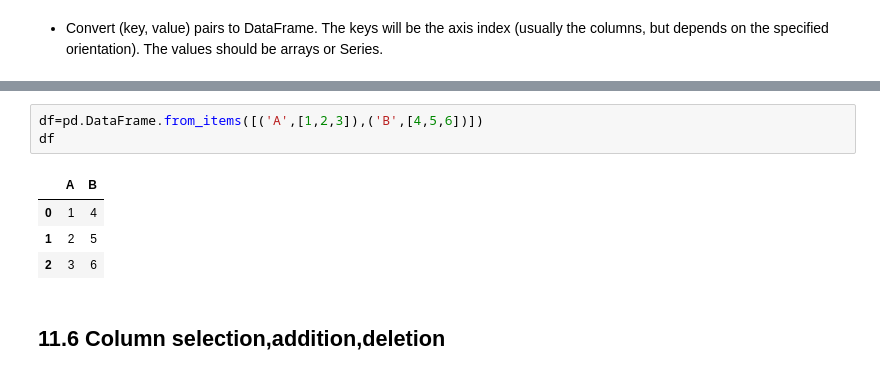
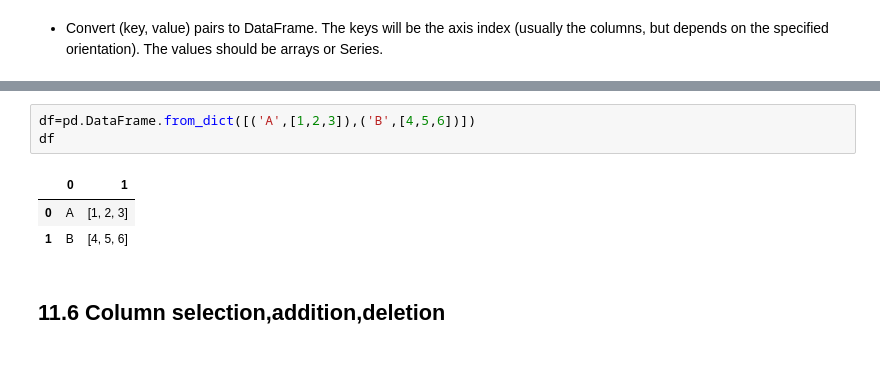
Before and after one commit to yeugeneu/Week1-Intro-to-Python, a Jupyter notebook: introduction_to_python.ipynb, the cells around one changed output, grey strips where cells are left out. Cells and saved outputs as stored; diff of their text form.

```diff
--- a/introduction_to_python.ipynb
+++ b/introduction_to_python.ipynb
@@ -1536,11 +1679,10 @@ SyntaxError: invalid syntax (<ipython-input-30-4c478132b779>, line 2)
 # %%
-df=pd.DataFrame.from_items([('A',[1,2,3]),('B',[4,5,6])])
+df=pd.DataFrame.from_dict([('A',[1,2,3]),('B',[4,5,6])])
 df
 # %% [output]
-|  | A | B |
-| 0 | 1 | 4 |
-| 1 | 2 | 5 |
-| 2 | 3 | 6 |
+|  | 0 | 1 |
+| 0 | A | [1, 2, 3] |
+| 1 | B | [4, 5, 6] |
 # %% [markdown]
 ## 11.6 Column selection,addition,deletion
 # %% [markdown]
```
Also changed, not shown: parts of 59 cells of this notebook.
